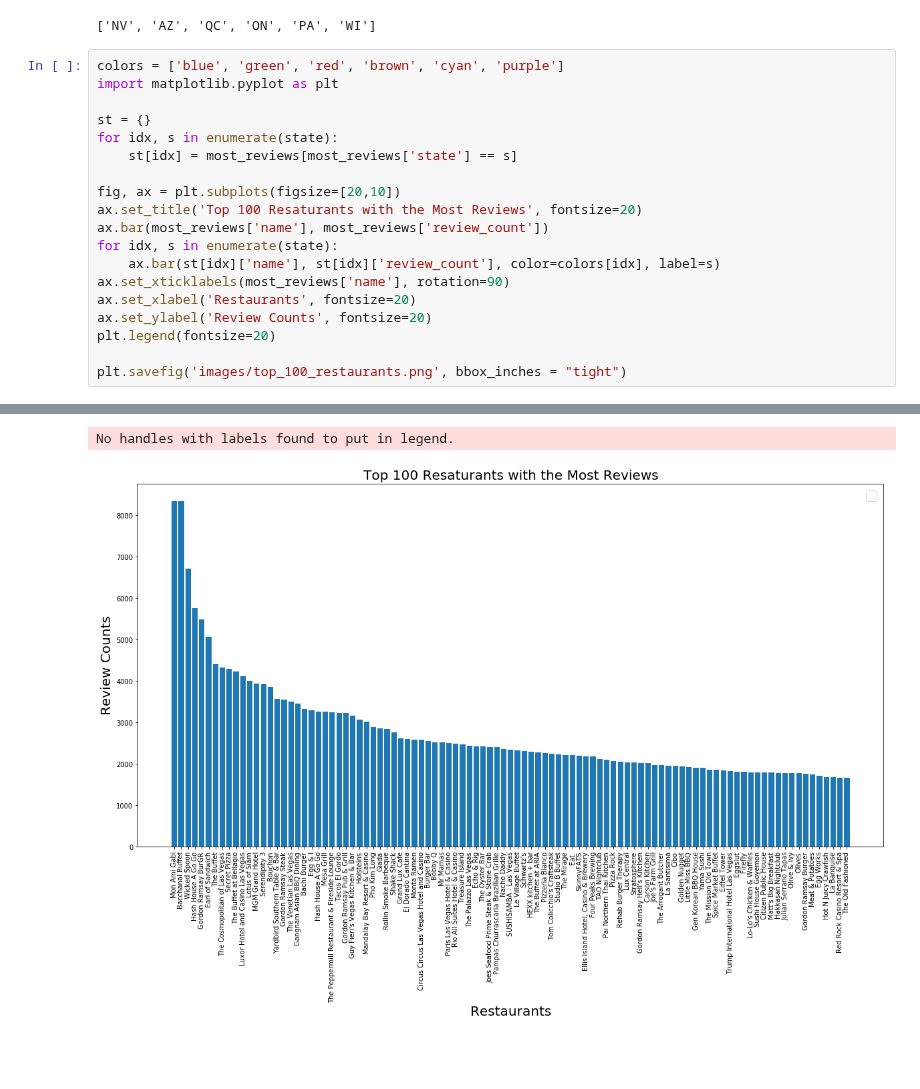
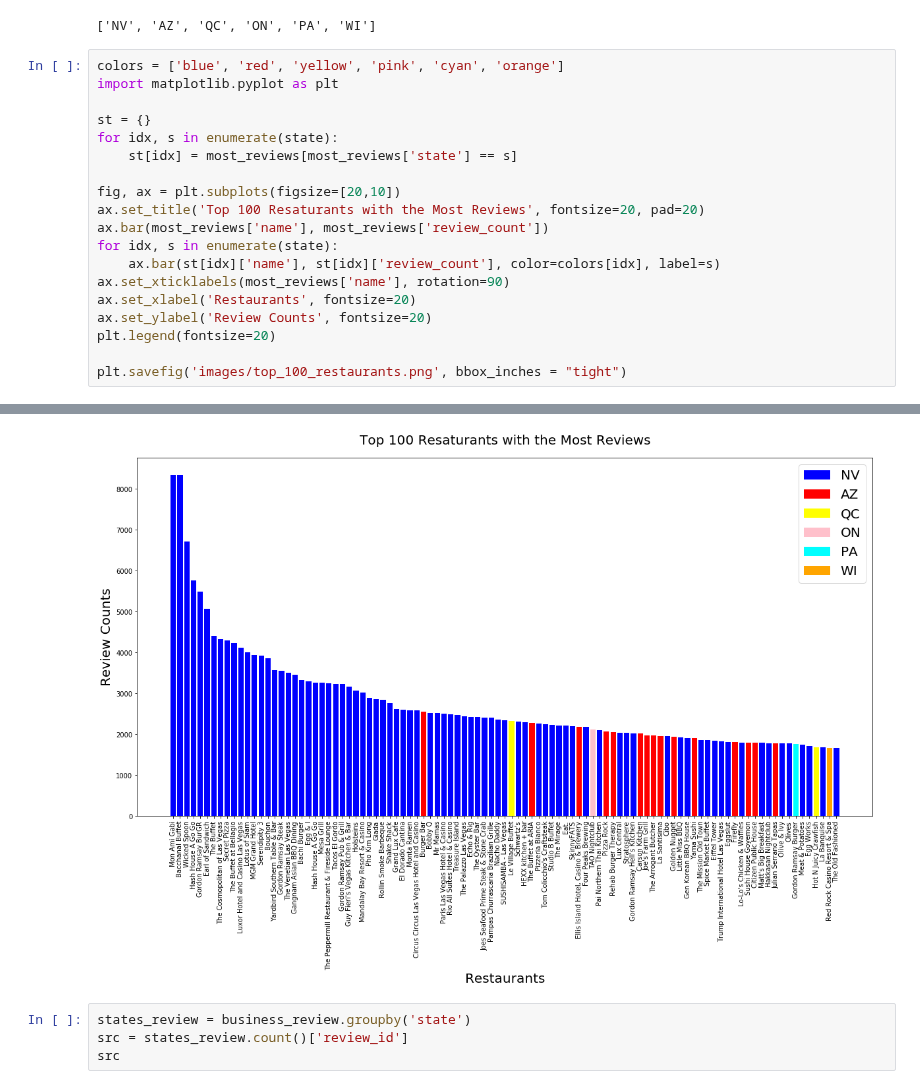
Before and after one commit to yueweng/restaurant-reviews, a Jupyter notebook: project.ipynb, the cells around one changed output, grey strips where cells are left out. Drawn from its saved outputs; the diff is of its cells as text; blank space fills up the shorter version.

Commit message:
add states with reviews

```diff
--- a/project.ipynb
+++ b/project.ipynb
@@ -176,7 +176,7 @@ state
 # %% [output]
 ['NV', 'AZ', 'QC', 'ON', 'PA', 'WI']
 # %%
-colors = ['blue', 'green', 'red', 'brown', 'cyan', 'purple']
+colors = ['blue', 'red', 'yellow', 'pink', 'cyan', 'orange']
 import matplotlib.pyplot as plt
 
 st = {}
@@ -184,7 +184,7 @@ for idx, s in enumerate(state):
     st[idx] = most_reviews[most_reviews['state'] == s]
 
 fig, ax = plt.subplots(figsize=[20,10])
-ax.set_title('Top 100 Resaturants with the Most Reviews', fontsize=20)
+ax.set_title('Top 100 Resaturants with the Most Reviews', fontsize=20, pad=20)
 ax.bar(most_reviews['name'], most_reviews['review_count'])
 for idx, s in enumerate(state):
     ax.bar(st[idx]['name'], st[idx]['review_count'], color=colors[idx], label=s)
@@ -215,2 +198,5 @@ plt.savefig('images/top_100_restaurants.png', bbox_inches = "tight")
-No handles with labels found to put in legend.
-[figure, old version]
+[figure, new version]
+# %%
+states_review = business_review.groupby('state')
+src = states_review.count()['review_id']
+src
```
Also changed, not shown: parts of 3 cells of this notebook, 4 other files.
